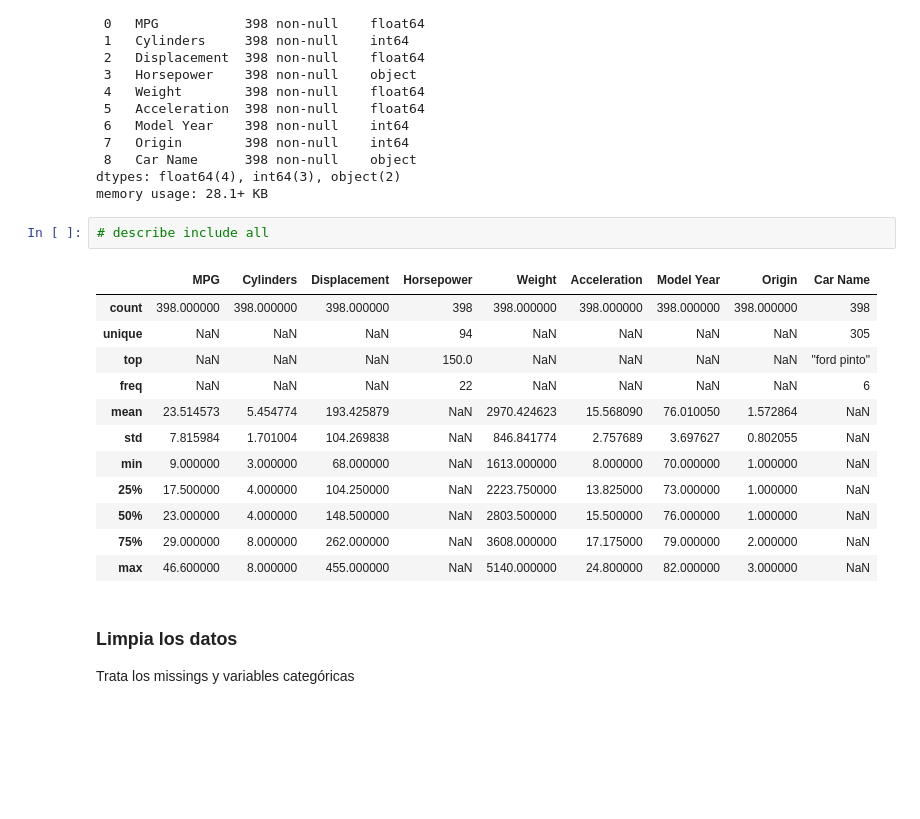
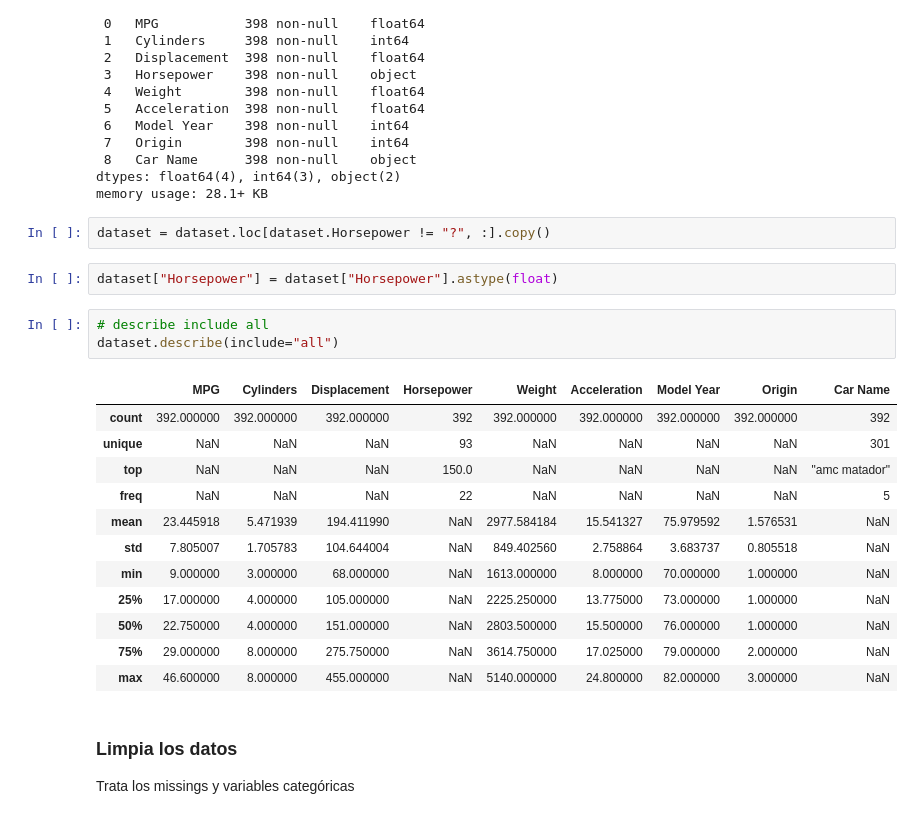
Before and after one commit to JLGOrtega/repo-clase-dsvlcsep24, a Jupyter notebook: 4-Deep_Learning/1-Intro Deep Learning/ejercicios/Deep Learning regression.ipynb, the cells around one changed output. Drawn from its saved outputs; the diff is of its cells as text; blank space fills up the shorter version.

```diff
--- a/4-Deep_Learning/1-Intro Deep Learning/ejercicios/Deep Learning regression.ipynb
+++ b/4-Deep_Learning/1-Intro Deep Learning/ejercicios/Deep Learning regression.ipynb
@@ -99,20 +101,25 @@ Data columns (total 9 columns):
  8   Car Name      398 non-null    object
 dtypes: float64(4), int64(3), object(2)
 memory usage: 28.1+ KB
+# %%
+dataset = dataset.loc[dataset.Horsepower != "?", :].copy()
+# %%
+dataset["Horsepower"] = dataset["Horsepower"].astype(float)
 # %%
 # describe include all
+dataset.describe(include="all")
 # %% [output]
 |  | MPG | Cylinders | Displacement | Horsepower | Weight | Acceleration | Model Year | Origin | Car Name |
-| count | 398.000000 | 398.000000 | 398.000000 | 398 | 398.000000 | 398.000000 | 398.000000 | 398.000000 | 398 |
-| unique | NaN | NaN | NaN | 94 | NaN | NaN | NaN | NaN | 305 |
-| top | NaN | NaN | NaN | 150.0 | NaN | NaN | NaN | NaN | "ford pinto" |
-| freq | NaN | NaN | NaN | 22 | NaN | NaN | NaN | NaN | 6 |
-| mean | 23.514573 | 5.454774 | 193.425879 | NaN | 2970.424623 | 15.568090 | 76.010050 | 1.572864 | NaN |
-| std | 7.815984 | 1.701004 | 104.269838 | NaN | 846.841774 | 2.757689 | 3.697627 | 0.802055 | NaN |
+| count | 392.000000 | 392.000000 | 392.000000 | 392 | 392.000000 | 392.000000 | 392.000000 | 392.000000 | 392 |
+| unique | NaN | NaN | NaN | 93 | NaN | NaN | NaN | NaN | 301 |
+| top | NaN | NaN | NaN | 150.0 | NaN | NaN | NaN | NaN | "amc matador" |
+| freq | NaN | NaN | NaN | 22 | NaN | NaN | NaN | NaN | 5 |
+| mean | 23.445918 | 5.471939 | 194.411990 | NaN | 2977.584184 | 15.541327 | 75.979592 | 1.576531 | NaN |
+| std | 7.805007 | 1.705783 | 104.644004 | NaN | 849.402560 | 2.758864 | 3.683737 | 0.805518 | NaN |
 | min | 9.000000 | 3.000000 | 68.000000 | NaN | 1613.000000 | 8.000000 | 70.000000 | 1.000000 | NaN |
-| 25% | 17.500000 | 4.000000 | 104.250000 | NaN | 2223.750000 | 13.825000 | 73.000000 | 1.000000 | NaN |
-| 50% | 23.000000 | 4.000000 | 148.500000 | NaN | 2803.500000 | 15.500000 | 76.000000 | 1.000000 | NaN |
-| 75% | 29.000000 | 8.000000 | 262.000000 | NaN | 3608.000000 | 17.175000 | 79.000000 | 2.000000 | NaN |
+| 25% | 17.000000 | 4.000000 | 105.000000 | NaN | 2225.250000 | 13.775000 | 73.000000 | 1.000000 | NaN |
+| 50% | 22.750000 | 4.000000 | 151.000000 | NaN | 2803.500000 | 15.500000 | 76.000000 | 1.000000 | NaN |
+| 75% | 29.000000 | 8.000000 | 275.750000 | NaN | 3614.750000 | 17.025000 | 79.000000 | 2.000000 | NaN |
 | max | 46.600000 | 8.000000 | 455.000000 | NaN | 5140.000000 | 24.800000 | 82.000000 | 3.000000 | NaN |
 # %% [markdown]
 ### Limpia los datos
```
Also changed, not shown: parts of 26 cells of this notebook, 5 other files.
